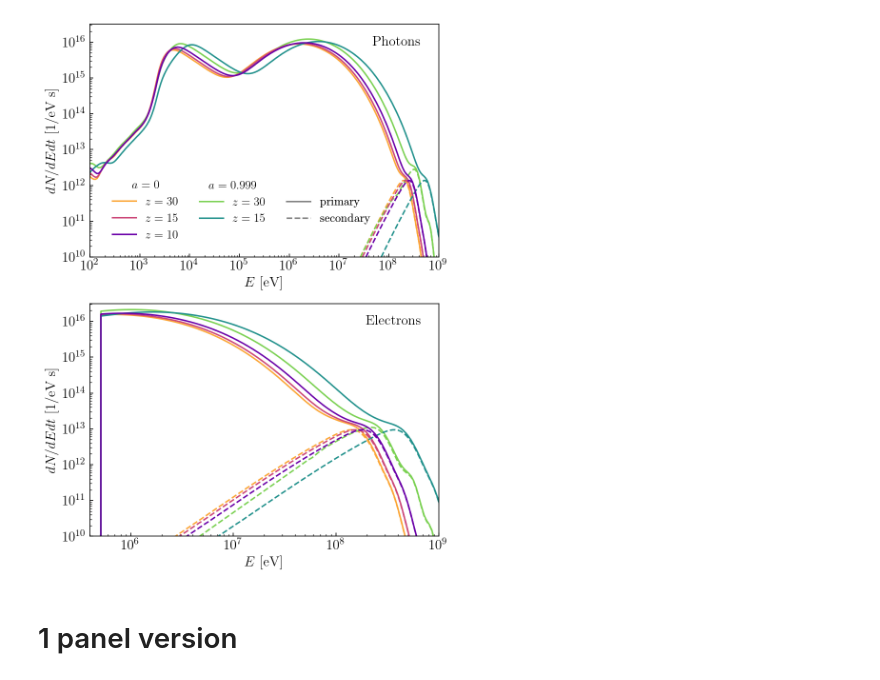
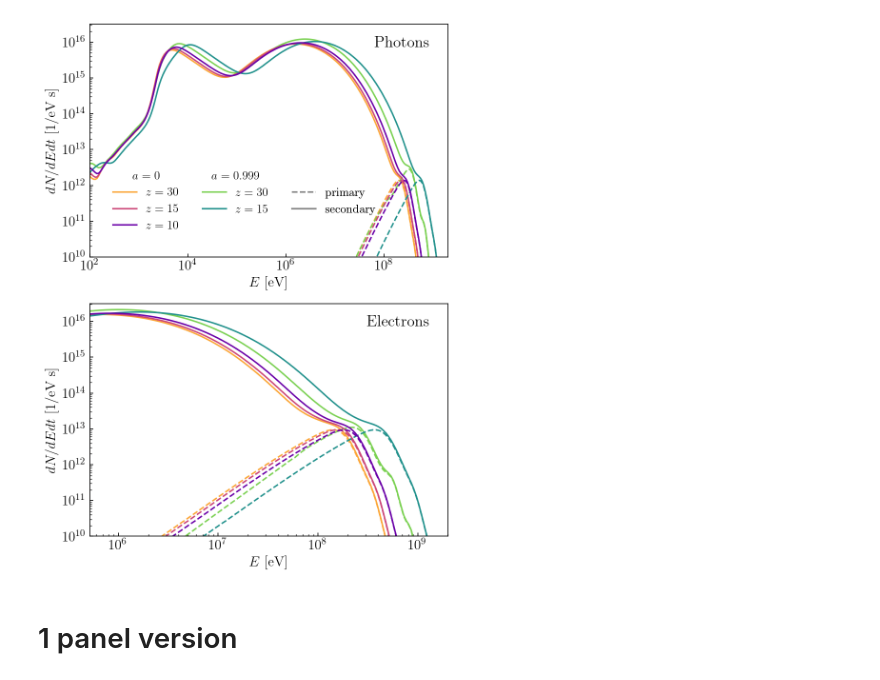
Before and after one commit to yitiansun/DM21cm, a Jupyter notebook: preprocessing/pbh_hr/plotting.ipynb, the cells around one changed output. Saved outputs shown, nothing was run; the diff lists cells and outputs as text; code cells hidden in the pictures.

```diff
--- a/preprocessing/pbh_hr/plotting.ipynb
+++ b/preprocessing/pbh_hr/plotting.ipynb
@@ -74,8 +74,8 @@ def get_phot_elec_interps(data_dir):
 # %%
 BASE_DIR = '/n/holystore01/LABS/iaifi_lab/Users/yitians/dm21cm/blackhawk'
 
-a0_dNdEdt_phot_t_interp, a0_dNdEdt_elec_t_interp = get_phot_elec_interps(BASE_DIR + '/a0/m14.500_pri')
-a1_dNdEdt_phot_t_interp, a1_dNdEdt_elec_t_interp = get_phot_elec_interps(BASE_DIR + '/a1/m14.500_pri')
+a0_dNdEdt_phot_t_interp, a0_dNdEdt_elec_t_interp = get_phot_elec_interps(BASE_DIR + '/a0.000/m14.500_pri')
+a1_dNdEdt_phot_t_interp, a1_dNdEdt_elec_t_interp = get_phot_elec_interps(BASE_DIR + '/a0.999/m14.500_pri')
 # %%
 fig, axs = plt.subplots(2, 1, figsize=(6, 8), sharey=True)
 
@@ -97,7 +97,7 @@ for i, z in enumerate(z_s):
     a0_inj = PBHHRInjection(m_PBH=10**14.5, f_PBH=1, a_PBH=0)
     a0_phot_spec_sec = a0_inj.inj_phot_spec(z) / a0_inj.n_PBH(z)
     a0_elec_spec_sec = a0_inj.inj_elec_spec(z) / a0_inj.n_PBH(z)
-    a1_inj = PBHHRInjection(m_PBH=10**14.5, f_PBH=1, a_PBH=1)
+    a1_inj = PBHHRInjection(m_PBH=10**14.5, f_PBH=1, a_PBH=0.999)
     a1_phot_spec_sec = a1_inj.inj_phot_spec(z) / a1_inj.n_PBH(z)
     a1_elec_spec_sec = a1_inj.inj_elec_spec(z) / a1_inj.n_PBH(z)
 
@@ -110,43 +110,43 @@ for i, z in enumerate(z_s):
     ax.plot(*prepend_zero(abscs['elecEk']+phys.m_e, a0_elec_spec_pri_dNdEdt), color=a0_color_s[i], ls='--', label=None, lw=1.5)
     ax.plot(*prepend_zero(abscs['elecEk']+phys.m_e, a0_elec_spec_sec.dNdE), color=a0_color_s[i], label=fr'$z={z:d}$', lw=1.5)
     ax.plot(*prepend_zero(abscs['elecEk']+phys.m_e, a1_elec_spec_pri_dNdEdt), color=a1_color_s[i], ls='--', label=None, lw=1.5)
     ax.plot(*prepend_zero(abscs['elecEk']+phys.m_e, a1_elec_spec_sec.dNdE), color=a1_color_s[i], label=None, lw=1.5)
 
 ax = axs[0]
-ax.plot(0, 0, color='gray', label='primary', lw=1.5)
-ax.plot(0, 0, color='gray', ls='--', label='secondary', lw=1.5)
+ax.plot(0, 0, color='gray', ls='--', label='primary', lw=1.5)
+ax.plot(0, 0, color='gray', ls='-', label='secondary', lw=1.5)
 
 ax.set(xscale='log', yscale='log')
-ax.set(xlim=(1e2, 1e9), ylim=(1e10, 3.16e16))
+ax.set(xlim=(1e2, 2e9), ylim=(1e10, 3.16e16))
 ax.set(xlabel=r"$E$ [eV]", ylabel=r"$dN/dEdt$ [1/eV s]")
 
 handles, labels = ax.get_legend_handles_labels()
 i1_s = [0, 2, 4] # indices for a0
 i2_s = [1, 3] # indices for a1
 i3_s = [5, 6] # indices for primary/secondary
 hl1 = [handles[i] for i in i1_s], [labels[i] for i in i1_s]
 hl2 = [handles[i] for i in i2_s], [labels[i] for i in i2_s]
 hl3 = [handles[i] for i in i3_s], [labels[i] for i in i3_s]
-ax.add_artist(ax.legend(*hl1, loc=(0.05, 0.05), frameon=False, title=r'$a=0$'))
-ax.add_artist(ax.legend(*hl2, loc=(0.30, 0.12), frameon=False, title=r'$a=0.999$'))
-ax.add_artist(ax.legend(*hl3, loc=(0.55, 0.12), frameon=False))
+ax.add_artist(ax.legend(*hl1, loc=(0.05, 0.09), frameon=False, title=r'$a=0$'))
+ax.add_artist(ax.legend(*hl2, loc=(0.30, 0.16), frameon=False, title=r'$a=0.999$'))
+ax.add_artist(ax.legend(*hl3, loc=(0.55, 0.16), frameon=False))
 
 ax = axs[1]
 ax.set(xscale='log', yscale='log')
-ax.set(xlim=(4e5, 1e9), ylim=(1e10, 3.16e16))
+ax.set(xlim=(5.2e5, 2e9), ylim=(1e10, 3.16e16))
 ax.set(xlabel=r"$E$ [eV]", ylabel=r"$dN/dEdt$ [1/eV s]")
 
-axs[0].text(0.95, 0.95, 'Photons', transform=axs[0].transAxes, ha='right', va='top', fontsize=14)
-axs[1].text(0.95, 0.95, 'Electrons', transform=axs[1].transAxes, ha='right', va='top', fontsize=14)
+axs[0].text(0.95, 0.95, 'Photons', transform=axs[0].transAxes, ha='right', va='top', fontsize=16)
+axs[1].text(0.95, 0.95, 'Electrons', transform=axs[1].transAxes, ha='right', va='top', fontsize=16)
 # axs[0].set(title='Photons')
 # axs[1].set(title='Electrons')
 
 # axs[1].legend(fontsize=10, frameon=False)
 
 fig.tight_layout()
 fig.savefig('../../plotting/paper2/pbh-hr-example-specs.pdf', bbox_inches='tight')
 # %% [output]
-[figure, old version]
+[figure, new version]
 # %% [markdown]
 # 1 panel version
 # %%
```
